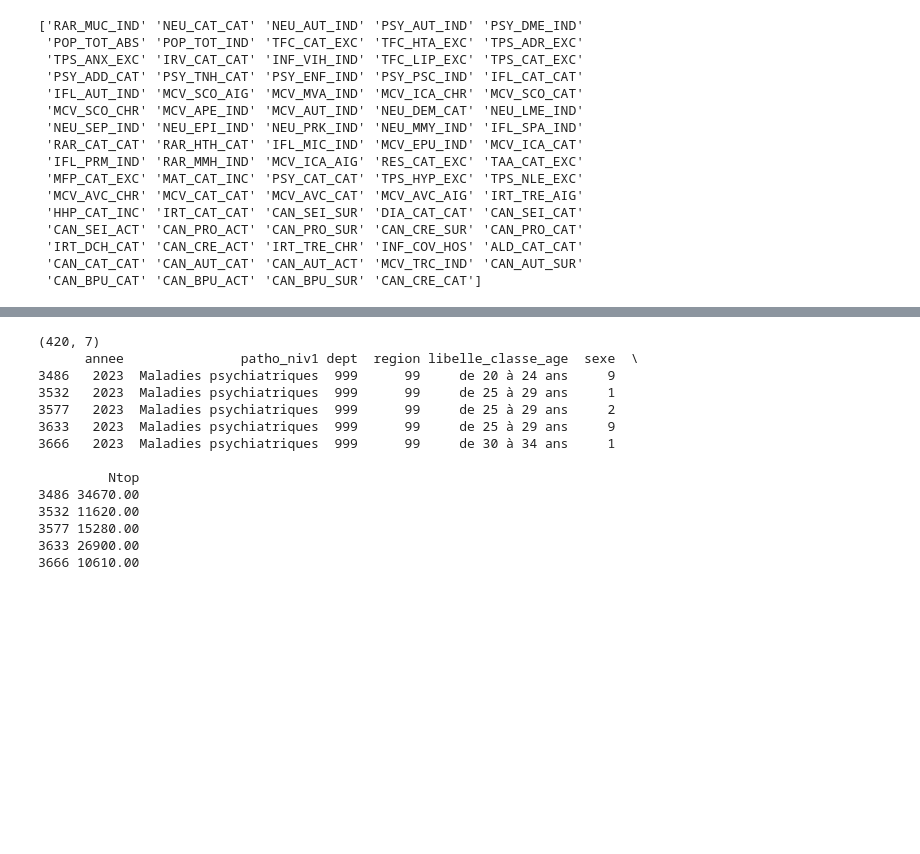
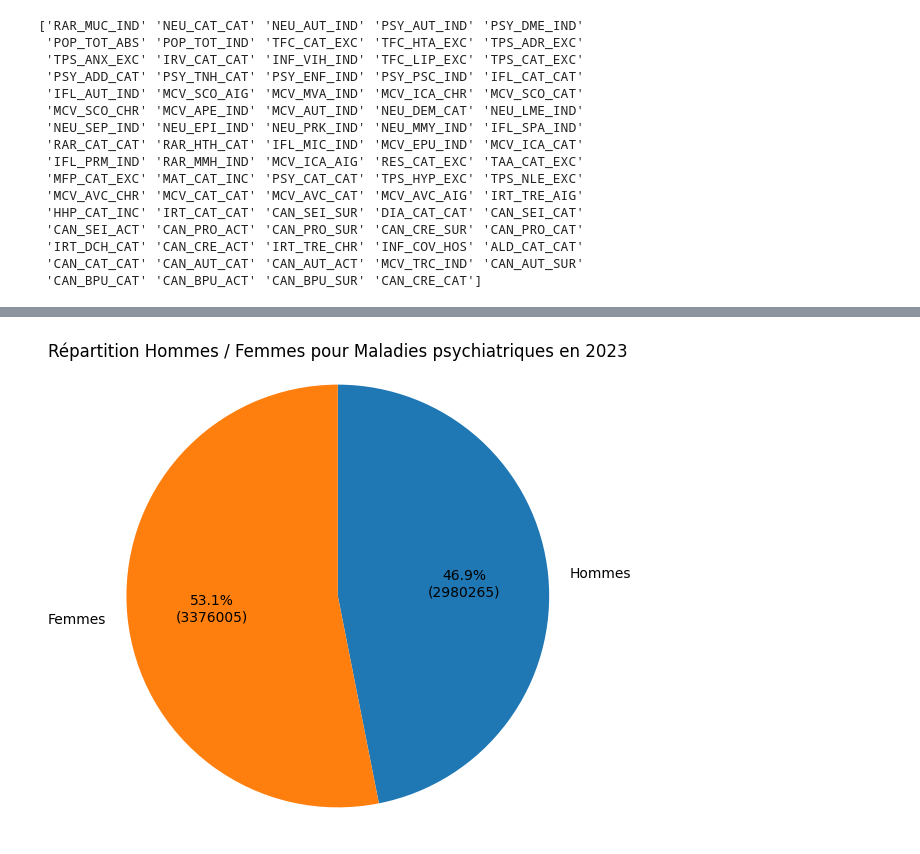
Before and after one commit to andrealoy/EDA-Ameli, a Jupyter notebook: eda_process.ipynb, the cells around one changed output, grey strips where cells are left out. Drawn from its saved outputs; the diff is of its cells as text; code cells hidden in the pictures; blank space fills up the shorter version.

```diff
--- a/eda_process.ipynb
+++ b/eda_process.ipynb
@@ -315,18 +320,58 @@ plt.show()
 # %%
-print(df_filtered.shape)
-print(df_filtered.head())
+import matplotlib.pyplot as plt
+import numpy as np
+
+# -----------------------------
+# Paramètres
+# -----------------------------
+vals = ["Maladies psychiatriques"]
+dept = ["999"]
+region = [99]
+annee_sel = 2023
+
+# -----------------------------
+# Sélection des colonnes utiles
+# -----------------------------
+df_reduit = df[["annee", "patho_niv1", "dept", "region", "sexe", "Ntop", "libelle_classe_age"]].copy()
+df_reduit["Ntop"] = pd.to_numeric(df_reduit["Ntop"], errors="coerce")
+
+# -----------------------------
+# Filtrer les données
+# -----------------------------
+df_filtered = df_reduit[
+    df_reduit["patho_niv1"].isin(vals) &
+    df_reduit["dept"].isin(dept) &
+    df_reduit["region"].isin(region) &
+    (df_reduit["Ntop"].notna()) &
+    (df_reduit["Ntop"] != "PSY_CAT_CAT") &
+    (df_reduit["libelle_classe_age"] != "tous âges") &
+    (df_reduit["annee"] == annee_sel)
+]
+
+# -----------------------------
+# Calcul des totaux par sexe
+# -----------------------------
+serie_sexe = df_filtered.groupby("sexe")["Ntop"].sum()
+hommes = float(serie_sexe.get(1, 0))
+femmes = float(serie_sexe.get(2, 0))
+
+labels = ["Hommes", "Femmes"]
+sizes = [hommes, femmes]
+total = hommes + femmes
+
+# -----------------------------
+# Diagramme circulaire
+# -----------------------------
+plt.figure(figsize=(6,6))
+plt.pie(
+    sizes,
+    labels=labels,
+    autopct=lambda p: f'{p:.1f}%\n({int(round(p*total/100))})', # ou alors '%1.1f%%' si on veut juste le pourcentage
+    startangle=90,
+    counterclock=False
+)
+plt.title(f"Répartition Hommes / Femmes pour {', '.join(vals)} en {annee_sel}")
+plt.axis('equal')  # Cercle parfait
+plt.show()
 # %% [output]
-(420, 7)
-      annee               patho_niv1 dept  region libelle_classe_age  sexe  \
-3486   2023  Maladies psychiatriques  999      99     de 20 à 24 ans     9
-3532   2023  Maladies psychiatriques  999      99     de 25 à 29 ans     1
-3577   2023  Maladies psychiatriques  999      99     de 25 à 29 ans     2
-3633   2023  Maladies psychiatriques  999      99     de 25 à 29 ans     9
-3666   2023  Maladies psychiatriques  999      99     de 30 à 34 ans     1
-
-         Ntop
-3486 34670.00
-3532 11620.00
-3577 15280.00
-3633 26900.00
-3666 10610.00
+[figure, added]
```
Also changed, not shown: parts of 2 cells of this notebook.
